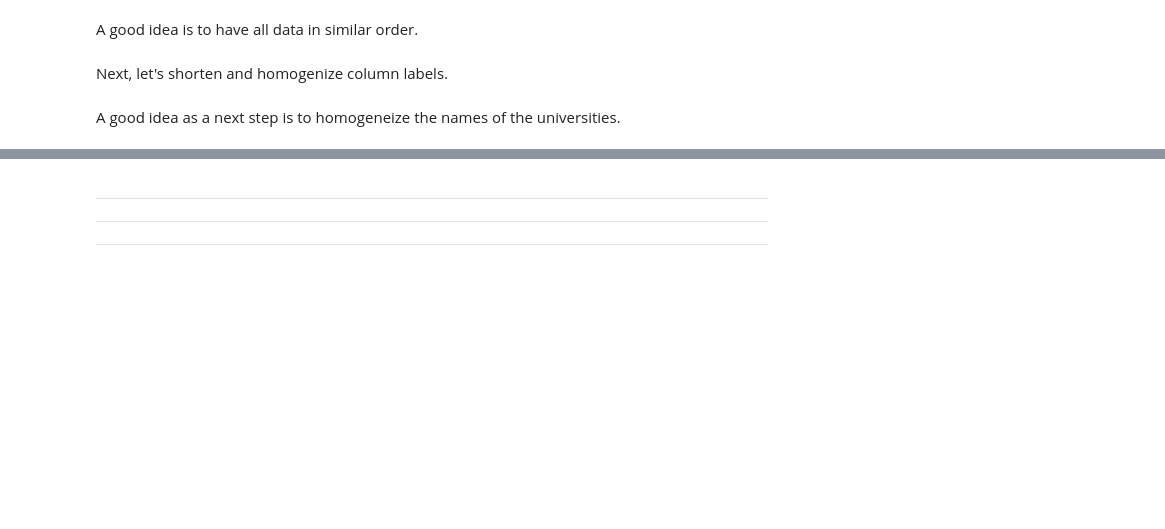
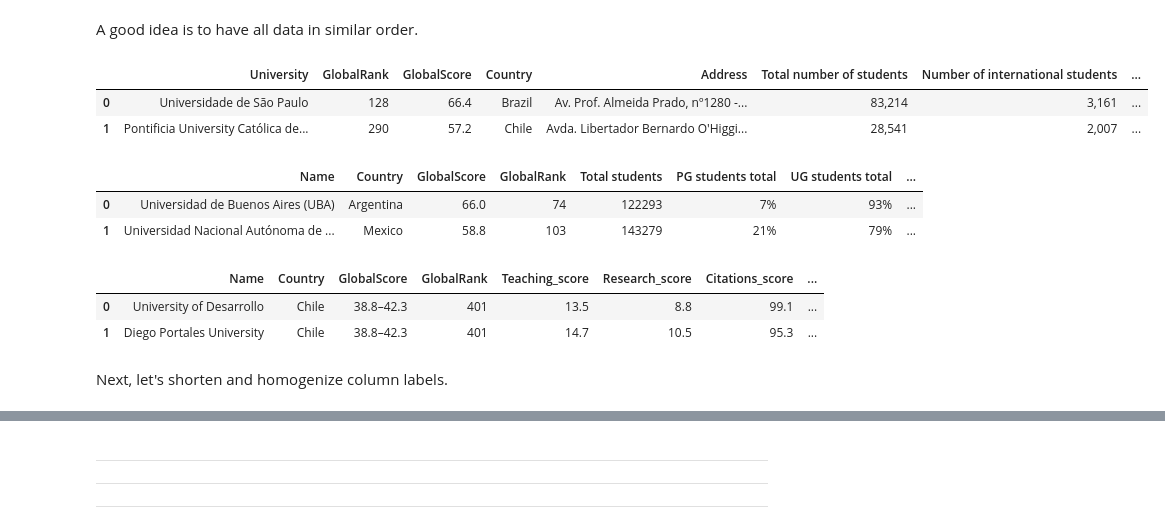
Before and after one commit to aurelioai/Capstone_personal, a Jupyter notebook: 02_homogenize_dataframes.ipynb, the cells around one changed output, grey strips where cells are left out. Drawn from its saved outputs; the diff is of its cells as text; code cells hidden in the pictures; blank space fills up the shorter version.

Commit message:
Update on file 02 (next step: name homog)

```diff
--- a/02_homogenize_dataframes.ipynb
+++ b/02_homogenize_dataframes.ipynb
@@ -38,6 +39,20 @@ QSTU_df.drop(columns=['Unnamed: 0','Region',],inplace=True)
 THE_df.drop(columns=['Unnamed: 0','RelativeURL'],inplace=True)
 # %% [markdown]
 A good idea is to have all data in similar order.
+# %%
+display(USN_df.head(2))
+display(QSTU_df.head(2))
+display(THE_df.head(2))
+# %% [output]
+|  | University | GlobalRank | GlobalScore | Country | Address | Total number of students | Number of international students | ... |
+| 0 | Universidade de São Paulo | 128 | 66.4 | Brazil | Av. Prof. Almeida Prado, nº1280 -... | 83,214 | 3,161 | ... |
+| 1 | Pontificia University Católica de... | 290 | 57.2 | Chile | Avda. Libertador Bernardo O'Higgi... | 28,541 | 2,007 | ... |
+|  | Name | Country | GlobalScore | GlobalRank | Total students | PG students total | UG students total | ... |
+| 0 | Universidad de Buenos Aires (UBA) | Argentina | 66.0 | 74 | 122293 | 7% | 93% | ... |
+| 1 | Universidad Nacional Autónoma de ... | Mexico | 58.8 | 103 | 143279 | 21% | 79% | ... |
+|  | Name | Country | GlobalScore | GlobalRank | Teaching_score | Research_score | Citations_score | ... |
+| 0 | University of Desarrollo | Chile | 38.8–42.3 | 401 | 13.5 | 8.8 | 99.1 | ... |
+| 1 | Diego Portales University | Chile | 38.8–42.3 | 401 | 14.7 | 10.5 | 95.3 | ... |
 # %%
 # Desired order:
 # University, country, global score, rank, secondary scores, hard data (e.g. number of students), location.
@@ -78,5 +101,3 @@ QSTU_df.rename(columns={'Name': 'University',
 THE_df.rename(columns={"Name": "University",
                        "Students":"Total_students"},
                        inplace=True)
-# %% [markdown]
-A good idea as a next step is to homogeneize the names of the universities.
```
Also changed, not shown: parts of 4 cells of this notebook, 2 other files.
